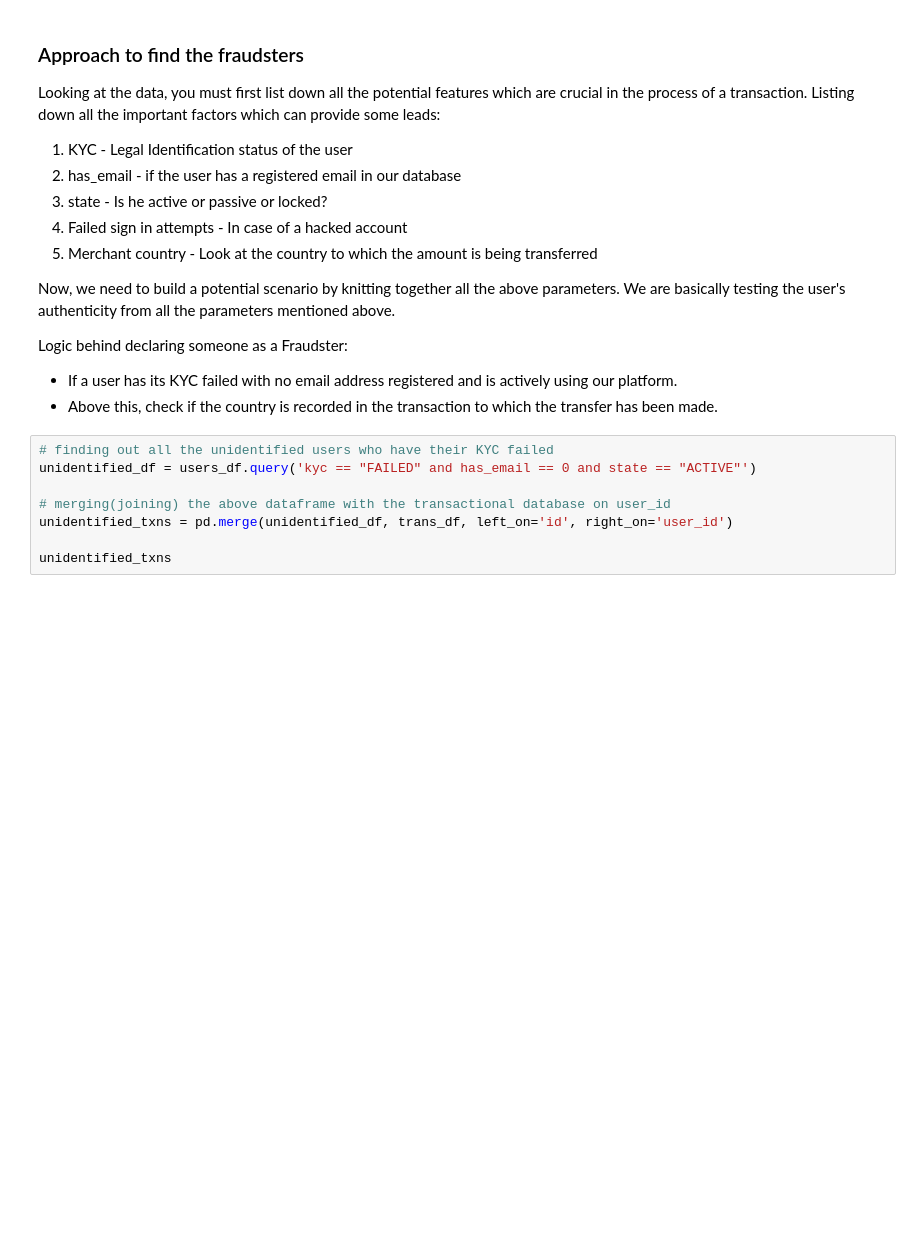
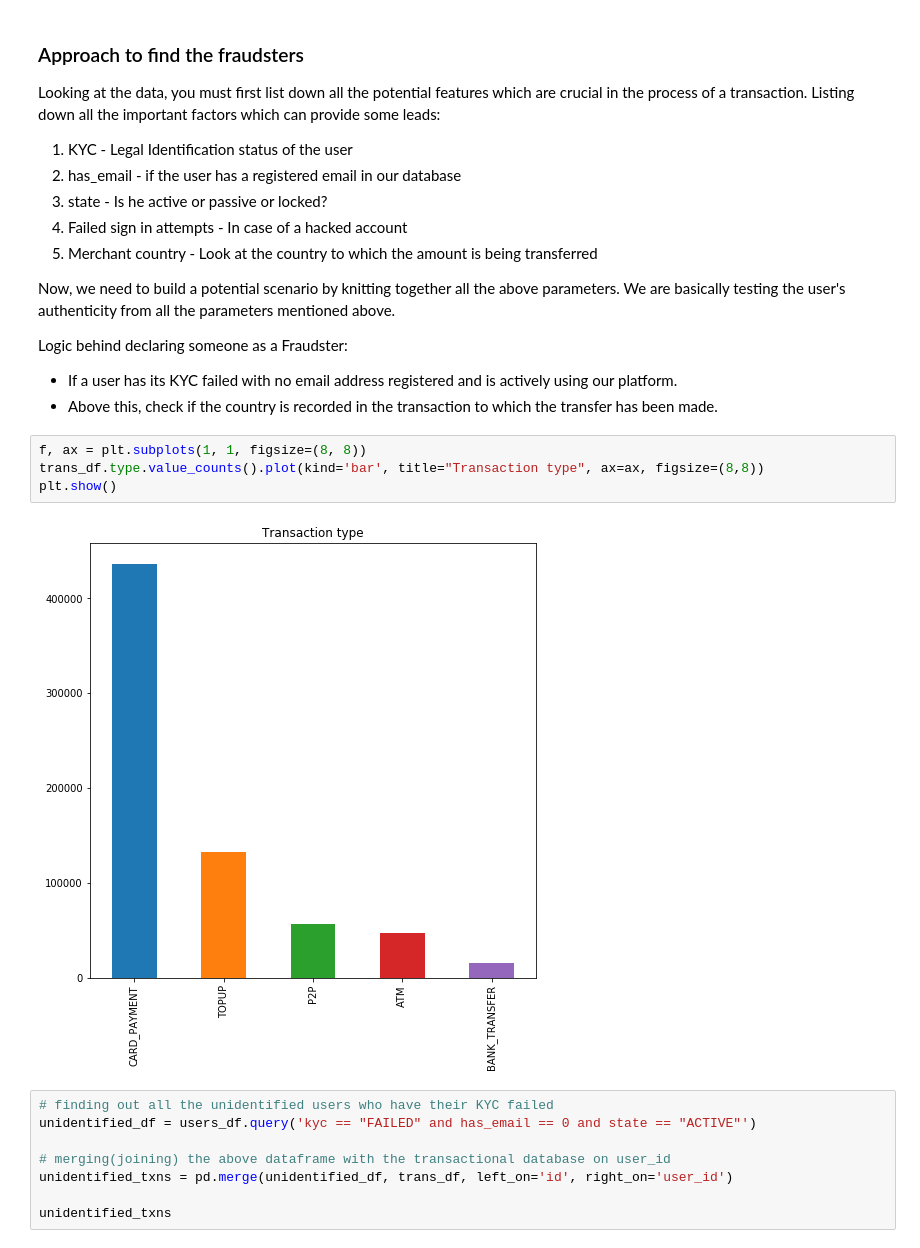
Before and after one commit to harshitcodes/fin_crime, a Jupyter notebook: find_fraudsters.ipynb, the cells around one changed output. Cells and saved outputs as stored; diff of their text form; blank space fills up the shorter version.

```diff
--- a/find_fraudsters.ipynb
+++ b/find_fraudsters.ipynb
@@ -47,6 +81,12 @@ We are basically testing the user's authenticity from all the parameters mention
 Logic behind declaring someone as a Fraudster:
 - If a user has its KYC failed with no email address registered and is actively using our platform.
 - Above this, check if the country is recorded in the transaction to which the transfer has been made.
+# %%
+f, ax = plt.subplots(1, 1, figsize=(8, 8))
+trans_df.type.value_counts().plot(kind='bar', title="Transaction type", ax=ax, figsize=(8,8))
+plt.show()
+# %% [output]
+[figure, added]
 # %%
 # finding out all the unidentified users who have their KYC failed
 unidentified_df = users_df.query('kyc == "FAILED" and has_email == 0 and state == "ACTIVE"')
```
Also changed, not shown: parts of 22 cells of this notebook.
